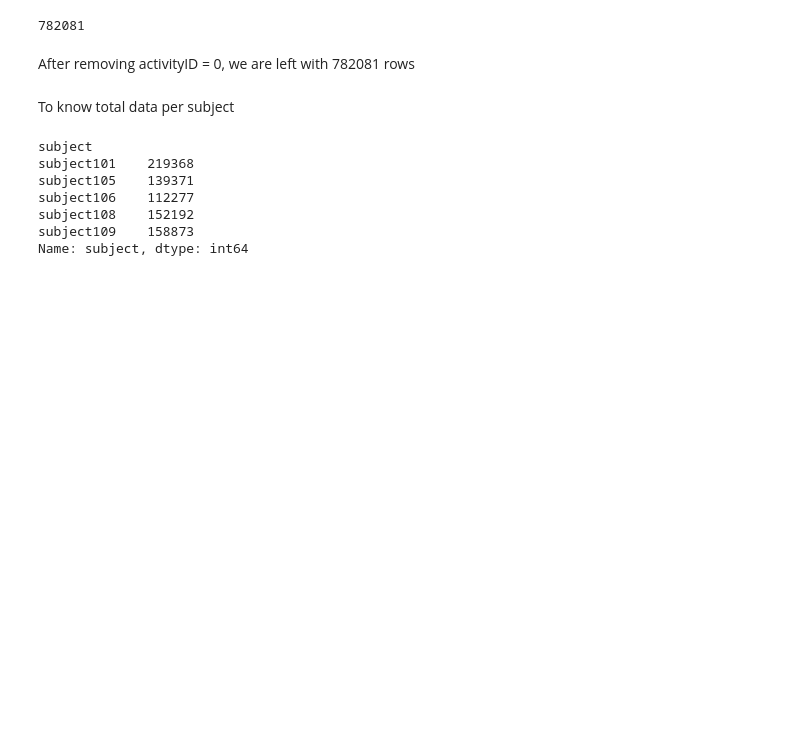
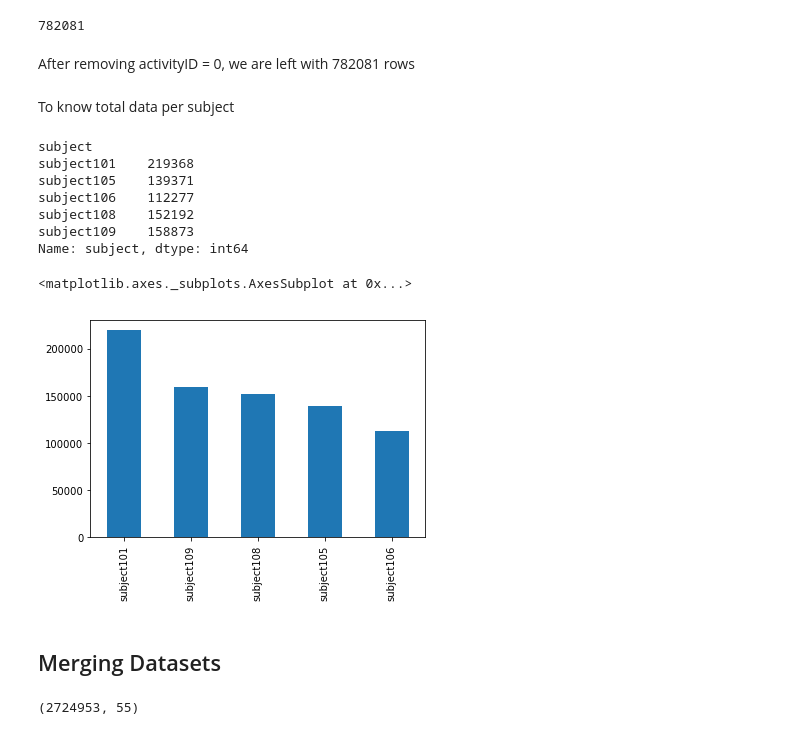
Before and after one commit to meesha-asghar/thesis, a Jupyter notebook: ExploringDataset.ipynb, the cells around one changed output. Drawn from its saved outputs; the diff is of its cells as text; code cells hidden in the pictures; blank space fills up the shorter version.

```diff
--- a/ExploringDataset.ipynb
+++ b/ExploringDataset.ipynb
@@ -178,3 +147,17 @@ subject106    112277
 subject108    152192
 subject109    158873
 Name: subject, dtype: int64
+# %%
+subjects_o = optional_df['subject'].value_counts()
+subjects_o.plot(kind="bar")
+# %% [output]
+<matplotlib.axes._subplots.AxesSubplot at 0x...>
+[figure, added]
+# %% [markdown]
+## Merging Datasets
+# %%
+dfs = [optional_df, protocol_df]
+df = pd.concat(dfs,ignore_index=True)
+df.shape
+# %% [output]
+(2724953, 55)
```
Also changed, not shown: parts of 26 cells of this notebook, 1 other file.
